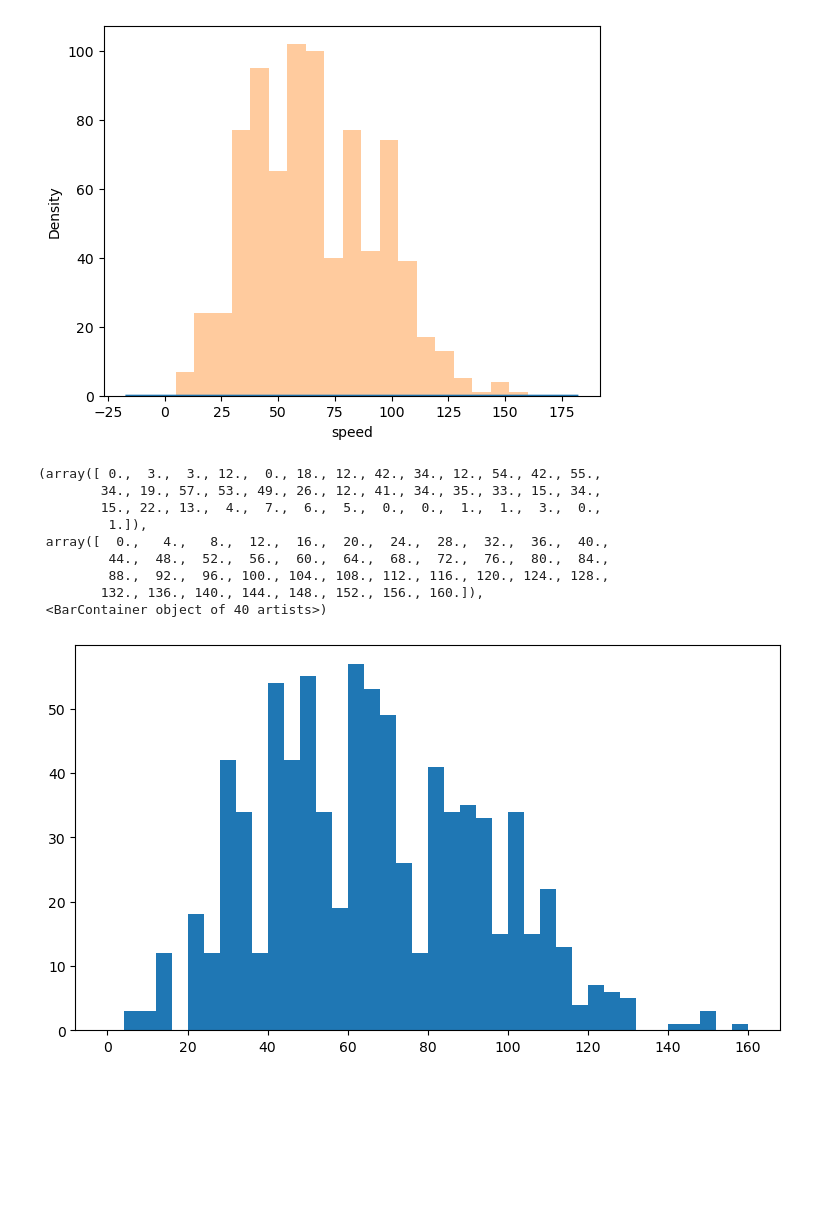
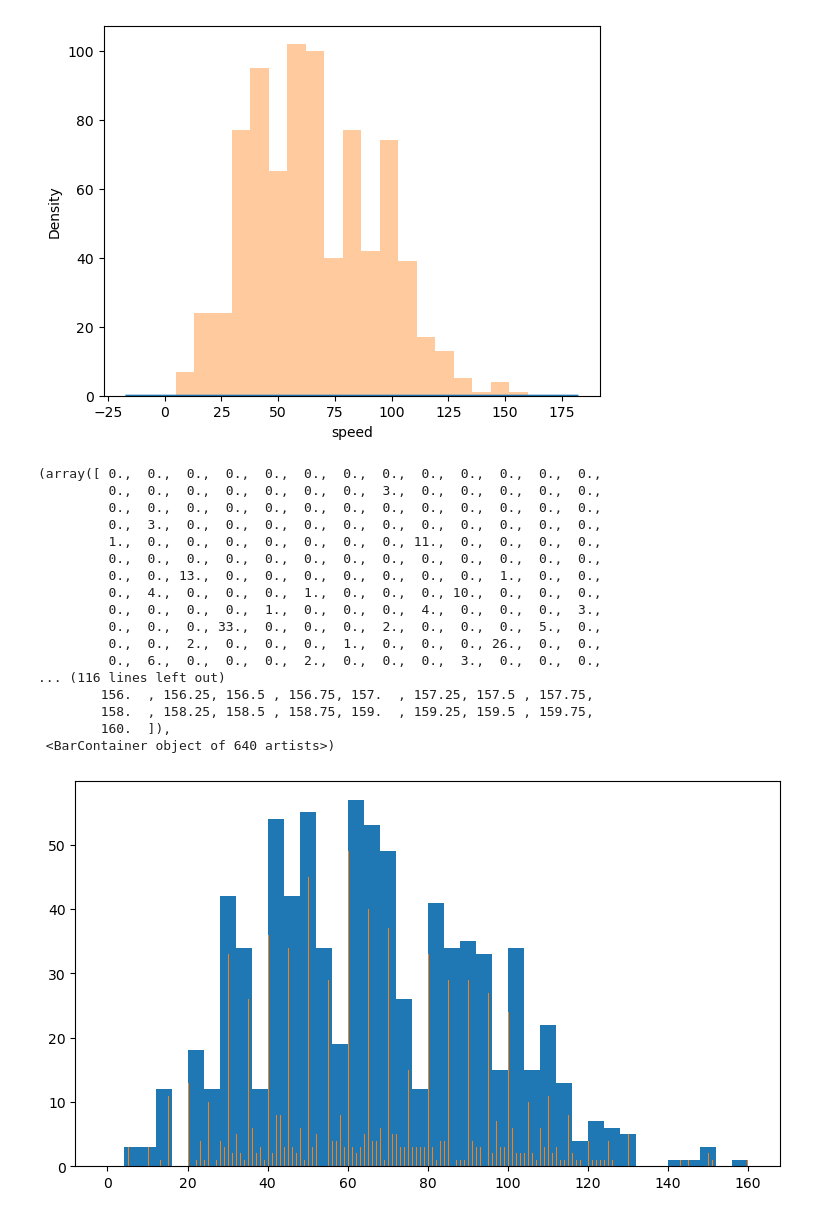
Before and after one commit to kinsDev/AI_Programming_Python, a Jupyter notebook: Matplotlib/Histogram.ipynb, the cells around one changed output. Cells and saved outputs as stored; diff of their text form; code cells hidden in the pictures; blank space fills up the shorter version.

Commit message:
done with histograms for now

```diff
--- a/Matplotlib/Histogram.ipynb
+++ b/Matplotlib/Histogram.ipynb
@@ -82,24 +82,33 @@ https://gist.github.com/mwaskom/de44147ed2974457ad6372750bbe5751
 # %%
 # Set a larger figure size for subplots
 plt.figure(figsize = [20, 5])
 
 # histogram on left, example of too-large bin size
 # 1 row, 2 cols, subplot 1
 plt.subplot(1, 2, 1)
 bins = np.arange(0, pokemon['speed'].max()+4, 4)
 plt.hist(data = pokemon, x = 'speed', bins = bins)
 
 # histogram on right, example of too-small bin size
 plt.subplot(1, 2, 1)# 1 row, 2 cols, subplot 2
-bins = np.arange(0, pokemon['speed'].max)
+bins = np.arange(0, pokemon['speed'].max()+1/4, 1/4)
+plt.hist(data = pokemon, x = 'speed', bins = bins)
 # %% [output]
-(array([ 0.,  3.,  3., 12.,  0., 18., 12., 42., 34., 12., 54., 42., 55.,
-        34., 19., 57., 53., 49., 26., 12., 41., 34., 35., 33., 15., 34.,
-        15., 22., 13.,  4.,  7.,  6.,  5.,  0.,  0.,  1.,  1.,  3.,  0.,
-         1.]),
- array([  0.,   4.,   8.,  12.,  16.,  20.,  24.,  28.,  32.,  36.,  40.,
-         44.,  48.,  52.,  56.,  60.,  64.,  68.,  72.,  76.,  80.,  84.,
-         88.,  92.,  96., 100., 104., 108., 112., 116., 120., 124., 128.,
-        132., 136., 140., 144., 148., 152., 156., 160.]),
- <BarContainer object of 40 artists>)
+(array([ 0.,  0.,  0.,  0.,  0.,  0.,  0.,  0.,  0.,  0.,  0.,  0.,  0.,
+         0.,  0.,  0.,  0.,  0.,  0.,  0.,  3.,  0.,  0.,  0.,  0.,  0.,
+         0.,  0.,  0.,  0.,  0.,  0.,  0.,  0.,  0.,  0.,  0.,  0.,  0.,
+         0.,  3.,  0.,  0.,  0.,  0.,  0.,  0.,  0.,  0.,  0.,  0.,  0.,
+         1.,  0.,  0.,  0.,  0.,  0.,  0.,  0., 11.,  0.,  0.,  0.,  0.,
+         0.,  0.,  0.,  0.,  0.,  0.,  0.,  0.,  0.,  0.,  0.,  0.,  0.,
+         0.,  0., 13.,  0.,  0.,  0.,  0.,  0.,  0.,  0.,  1.,  0.,  0.,
+         0.,  4.,  0.,  0.,  0.,  1.,  0.,  0.,  0., 10.,  0.,  0.,  0.,
+         0.,  0.,  0.,  0.,  1.,  0.,  0.,  0.,  4.,  0.,  0.,  0.,  3.,
+         0.,  0.,  0., 33.,  0.,  0.,  0.,  2.,  0.,  0.,  0.,  5.,  0.,
+         0.,  0.,  2.,  0.,  0.,  0.,  1.,  0.,  0.,  0., 26.,  0.,  0.,
+         0.,  6.,  0.,  0.,  0.,  2.,  0.,  0.,  0.,  3.,  0.,  0.,  0.,
+... (116 lines left out)
+        156.  , 156.25, 156.5 , 156.75, 157.  , 157.25, 157.5 , 157.75,
+        158.  , 158.25, 158.5 , 158.75, 159.  , 159.25, 159.5 , 159.75,
+        160.  ]),
+ <BarContainer object of 640 artists>)
-[figure, old version]
+[figure, new version]
```
